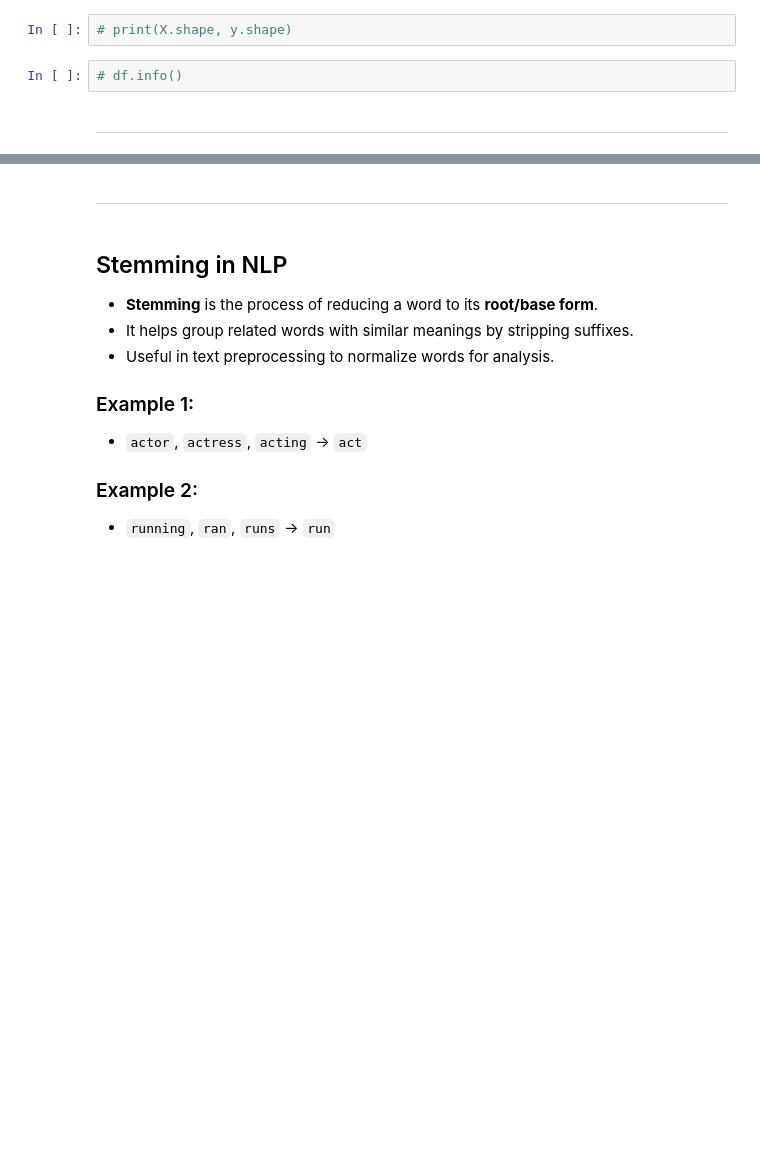
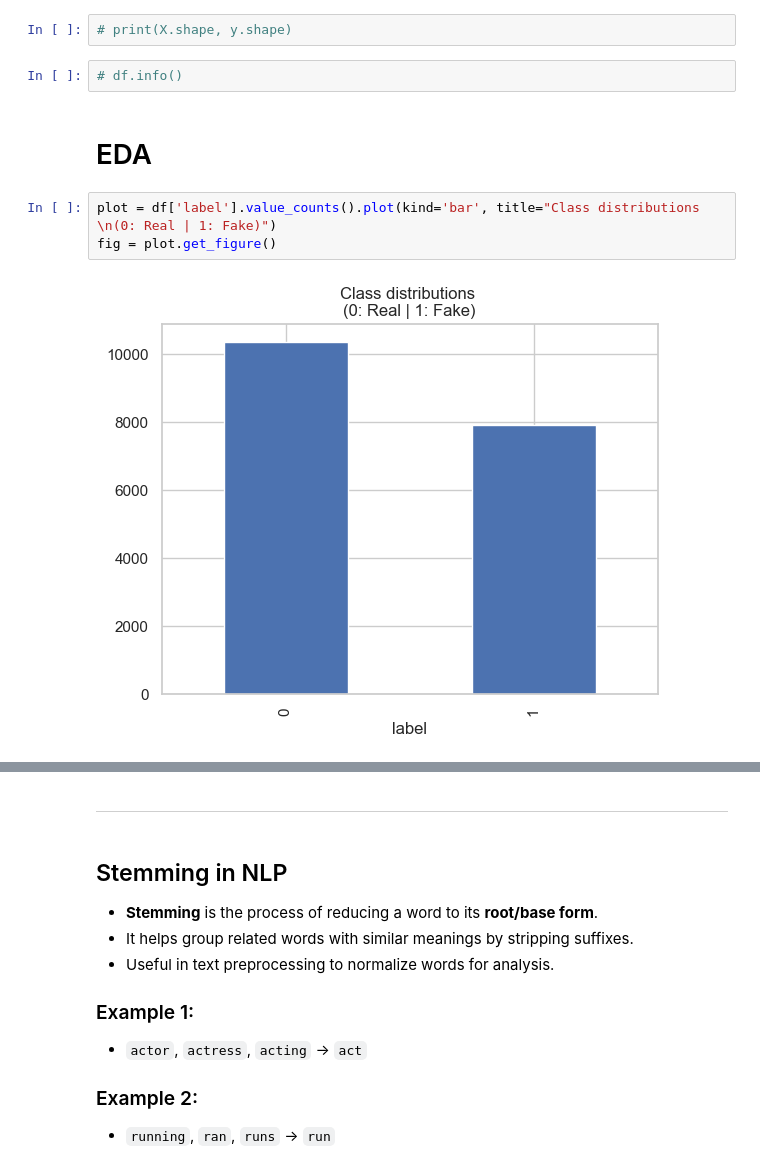
Before and after one commit to bainash10/Fake-News-Prediction-using-Logistic-Regression, a Jupyter notebook: main.ipynb, the cells around one changed output, grey strips where cells are left out. Cells and saved outputs as stored; diff of their text form; blank space fills up the shorter version.

```diff
--- a/main.ipynb
+++ b/main.ipynb
@@ -154,4 +169,9 @@ df.head()
 # %%
 # df.info()
 # %% [markdown]
-***
+# EDA
+# %%
+plot = df['label'].value_counts().plot(kind='bar', title="Class distributions \n(0: Real | 1: Fake)")
+fig = plot.get_figure()
+# %% [output]
+[figure, added]
```
Also changed, not shown: parts of 15 cells of this notebook.
